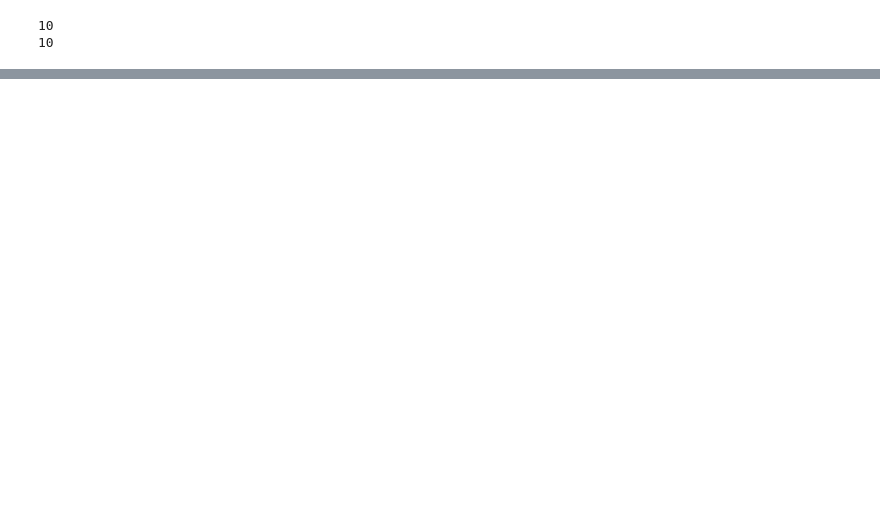
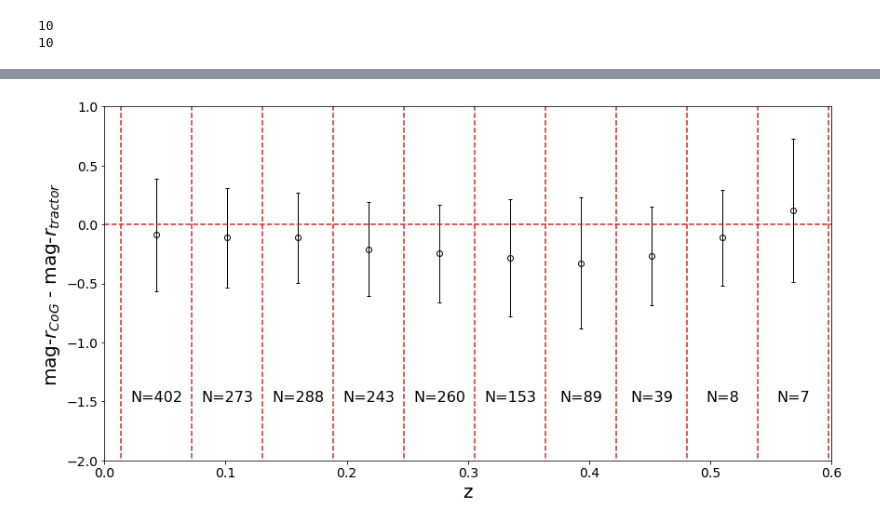
Before and after one commit to mattkwiecien/legacyhalos, a Jupyter notebook: science/sv3/sv3_mag_subsample_comparison.ipynb, the cells around one changed output, grey strips where cells are left out. Drawn from its saved outputs; the diff is of its cells as text; code cells hidden in the pictures; blank space fills up the shorter version.

```diff
--- a/science/sv3/sv3_mag_subsample_comparison.ipynb
+++ b/science/sv3/sv3_mag_subsample_comparison.ipynb
@@ -330,0 +387,17 @@ print(cog_mag_r)
+# %%
+mean2 = []
+std2 = []
+mid_pt2 = []
+binned_sample2 = []
+stdem2 = []
+for i in range(len(z_bins)-1):
+    this_bin_low2 = z > z_bins[i]
+    this_bin_max2 = z <= z_bins[i+1]
+
+    mask2 = np.all([this_bin_low2.flatten(), this_bin_max2.flatten()], axis=0)
+    this_bin2 = delta_mag_r[mask2]
+    binned_sample2.append(this_bin2)
+    mean2.append(np.mean(this_bin2))
+    std2.append(np.std(this_bin2))
+    stdem2.append(sem(this_bin))
+    mid_pt2.append((z_bins[i+1]+  z_bins[i])/2)
@@ -330,0 +408,19 @@ print(cog_mag_r)
+# %%
+import matplotlib.pyplot as plt
+plt.figure(figsize=(14,7))
+
+plt.errorbar(mid_pt2, mean2, std2, marker='o', lw=1, c='k', linestyle='none',
+    capsize=2, markeredgecolor='k', markerfacecolor='none', ecolor='k')
+plt.hlines(0, 0, 100, ls='dashed', color='tab:red')
+plt.vlines(z_bins, -10, 10, ls='dashed', color='tab:red')
+plt.xlabel('z', fontsize=20)
+plt.ylabel(r'mag-$r_{CoG}$ - mag-$r_{tractor}$', fontsize=20)
+plt.xticks(fontsize=14)
+plt.yticks(fontsize=14)
+plt.ylim(-2,1)
+plt.xlim(0, .6)
+for i in range(len(binned_sample2)):
+    n = len(binned_sample2[i])
+    plt.annotate(f'N={n}', xy=(mid_pt2[i], -1.5), xycoords='data', horizontalalignment='center', fontsize=16)
+# %% [output]
+[figure, added]
```
Also changed, not shown: parts of 20 cells of this notebook, 3 other files.
